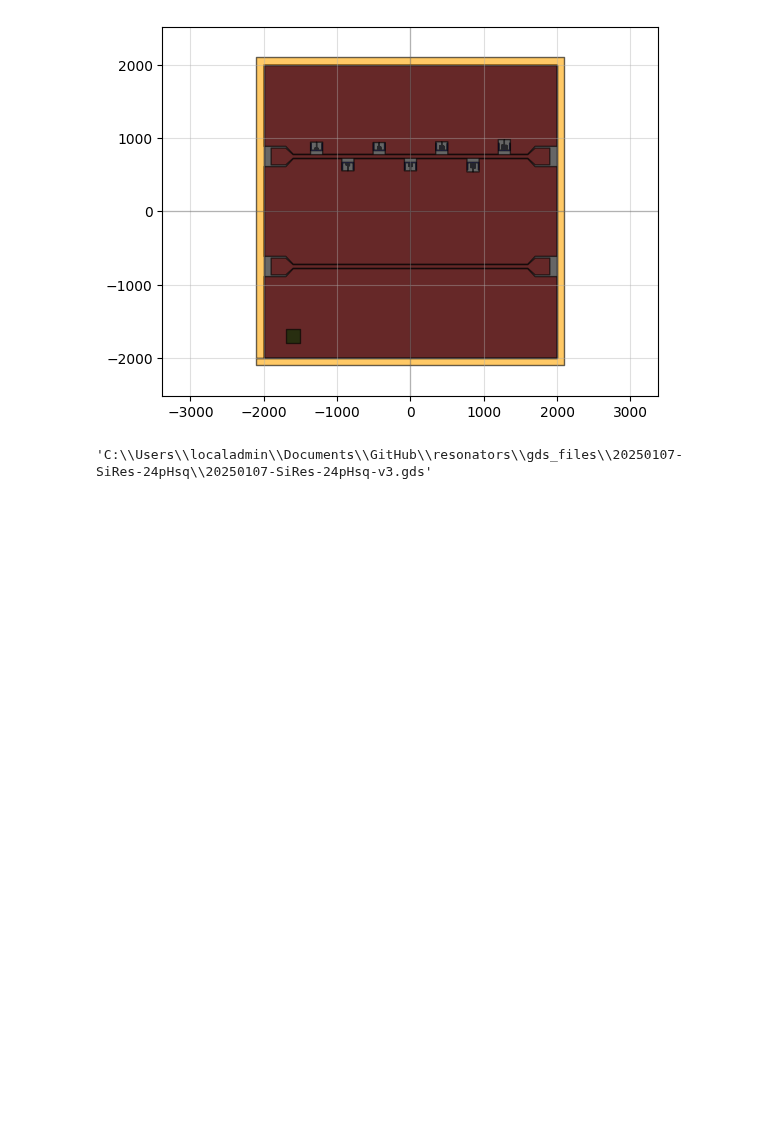
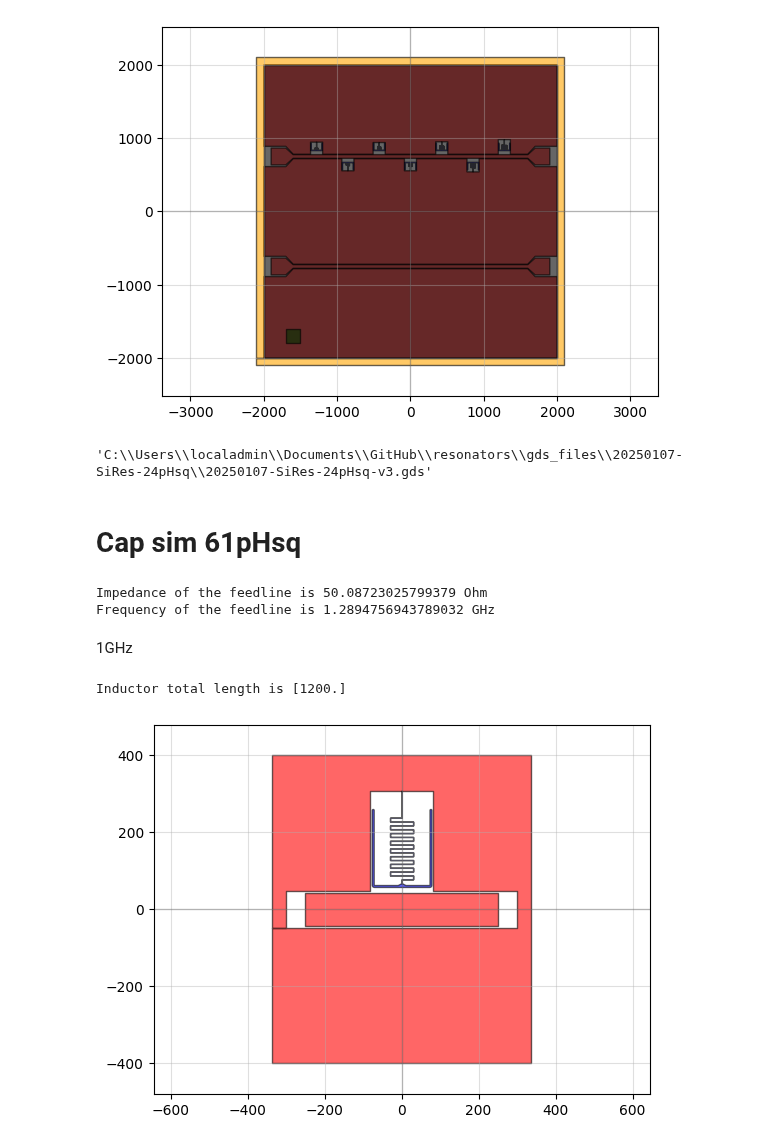
Before and after one commit to cbelo/resonators, a Jupyter notebook: 20240420-chips/design_chips.ipynb, the cells around one changed output. Saved outputs shown, nothing was run; the diff lists cells and outputs as text; code cells hidden in the pictures; blank space fills up the shorter version.

```diff
--- a/20240420-chips/design_chips.ipynb
+++ b/20240420-chips/design_chips.ipynb
@@ -1930,3 +1928,73 @@ chip24.write_gds(r"C:\Users\localadmin\Documents\GitHub\resonators\gds_files\202
 # %% [output]
 [figure]
 'C:\\Users\\localadmin\\Documents\\GitHub\\resonators\\gds_files\\20250107-SiRes-24pHsq\\20250107-SiRes-24pHsq-v3.gds'
+# %% [markdown]
+# Cap sim 61pHsq
+# %%
+# 61pH/sq on Ge!!
+FeedlineWidth = 87
+FeedlineLength  = 6400
+FeedlineGap = 5
+FeedlineTaperLength =  100
+BondpadWidth =  184
+BondpadLength = 200
+BondpadGap = BondpadWidth*FeedlineGap/FeedlineWidth
+
+print('Impedance of the feedline is', impedance_CPW(FeedlineWidth*1e-6, FeedlineGap*1e-6, epsilon_r_Ge, thickness_subs_Ge, ind_kin_sq=Lk_61), 'Ohm')
+print('Frequency of the feedline is', resonance_freq_CPW(FeedlineWidth*1e-6, FeedlineGap*1e-6, epsilon_r_Ge, thickness_subs_Ge, ind_kin_sq=Lk_61, length_CPW=(FeedlineLength + FeedlineTaperLength + BondpadLength)*1e-6)/1e9, 'GHz')
+# %% [output]
+Impedance of the feedline is 50.08723025799379 Ohm
+Frequency of the feedline is 1.2894756943789032 GHz
+# %% [markdown]
+1GHz
+# %%
+NumberOfResonators = int(1)
+SeparationTlineResonator = [0]*NumberOfResonators
+
+#Resonator parameters
+CapacitorHorizontalLength = np.ones(NumberOfResonators)*150
+CapacitorVerticalLength = np.ones(NumberOfResonators)*200
+CapacitorWidth = np.ones(NumberOfResonators)*5
+
+NumberOfBends = np.ones(NumberOfResonators, dtype=int)*[15]
+InductorVerticalLength = np.ones(NumberOfResonators)*10
+InductorEndLength = np.ones(NumberOfResonators)*[50]
+InductorHorizontalLength = np.ones(NumberOfResonators)*[60]
+InductorWidth = np.ones(NumberOfResonators)*0.6
+TaperWidth = np.ones(NumberOfResonators)*20
+InductorTotalLength = InductorVerticalLength*(NumberOfBends+4) + InductorEndLength +InductorHorizontalLength*(NumberOfBends+1)
+
+
+SpacingC0 = np.ones(NumberOfResonators)*5
+SpacingCc = np.ones(NumberOfResonators)*[10]
+TaperLength = np.ones(NumberOfResonators)*5
+FinalSpacingBondpads = 100
+
+# freqs = []
+# for i in range(NumberOfResonators):
+#     print(f'Resonator {i+1}')
+#     freqs.append(resonance_freq_Schuster(InductorWidth[i]*1e-6, CapacitorWidth[i]*1e-6, (SeparationTlineResonator[i] + FeedlineGap + SpacingCc[i])*1e-6 , FeedlineWidth*1e-6,
+#                                             CapacitorVerticalLength[i]*1e-6, SpacingC0[i]*1e-6,
+#                                             InductorWidth[i]*1e-6, InductorTotalLength[i]*1e-6, 13.5e-12,
+#                                         epsilon_r, thickness_subs)/1e9)
+
+print('Inductor total length is', InductorTotalLength)
+# print('The frequencies are', freqs)
+
+
+FeedlineLength = 500
+ChipSize = [FeedlineLength+100, 800]
+
+c, metal, chip = ChipResonatorsTline(ChipSize,NumberOfResonators, SeparationTlineResonator,
+                        FeedlineWidth, FeedlineLength, FeedlineGap,
+                        FeedlineTaperLength, BondpadWidth, BondpadLength, BondpadGap,
+                        CapacitorHorizontalLength, CapacitorVerticalLength, CapacitorWidth,
+                        NumberOfBends, InductorVerticalLength, InductorHorizontalLength, InductorWidth, InductorEndLength,
+                        TaperWidth, TaperLength, SpacingC0, SpacingCc,
+                        FinalSpacingBondpads, MWO_simulation=True, cap_sim=True)
+
+chip.write_gds(r"C:\Users\localadmin\Documents\GitHub\resonators\gds_files\20240717-GeRes-Pt-61pHsq\20240717-1GHz-Pt-61pHsq_v1-cap.gds")
+qp(chip)
+# %% [output]
+Inductor total length is [1200.]
+[figure, added]
```
Also changed, not shown: parts of 1 cell of this notebook, 5 other files.
